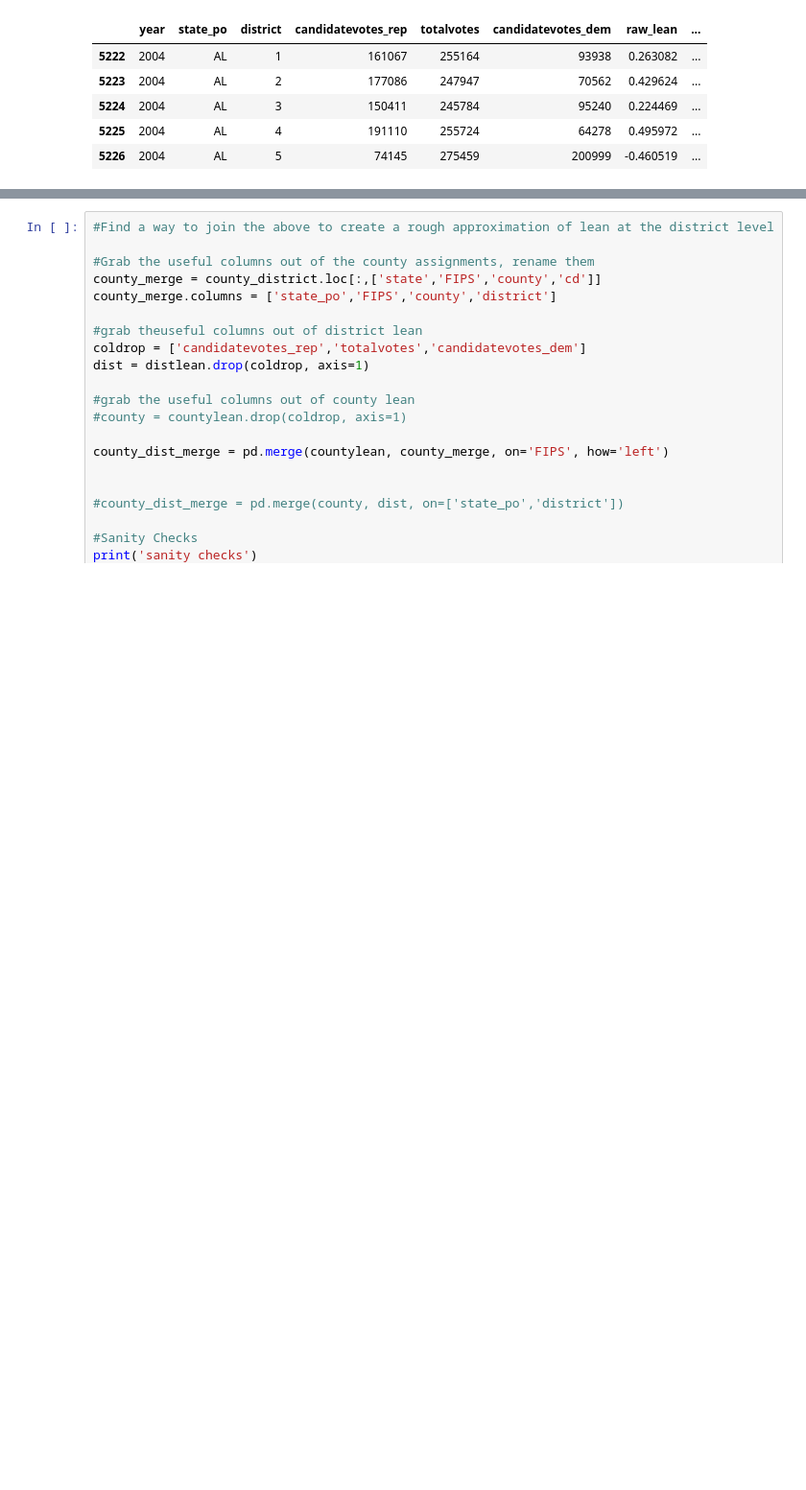
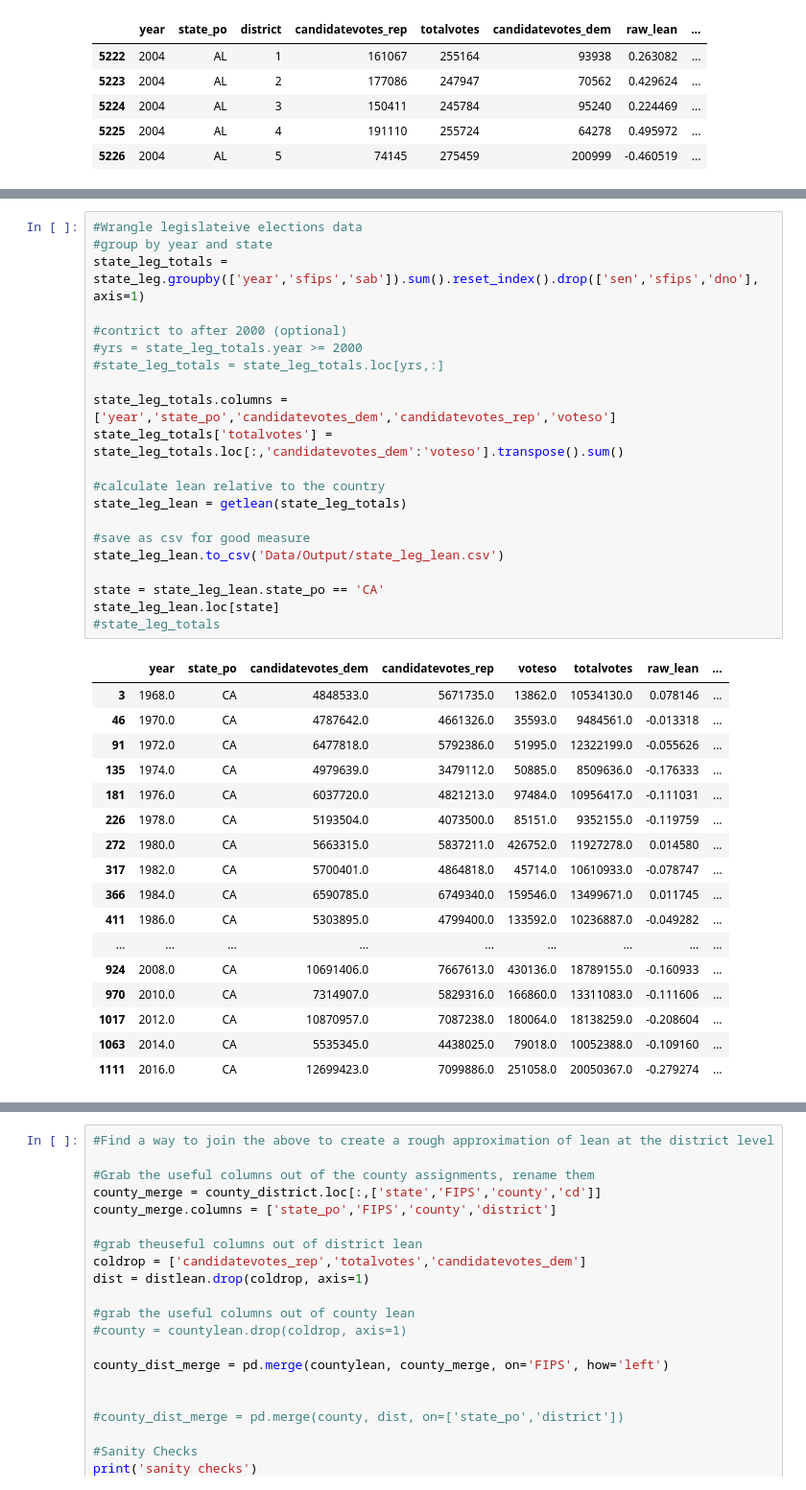
Before and after one commit to Nhorning/Congressional_Survival, a Jupyter notebook: historical_partisan_lean..ipynb, the cells around one changed output, grey strips where cells are left out. Shown: that part at 96% size. Saved outputs shown, nothing was run; the diff lists cells and outputs as text; blank space fills up the shorter version.

```diff
--- a/historical_partisan_lean..ipynb
+++ b/historical_partisan_lean..ipynb
@@ -153,4 +173,43 @@ countylean.head()
 | 2 | 2000 | AL | Barbour | 1005.0 | 5096.0 | 10395 | 5188.0 | -0.008850 | ... |
 | 3 | 2000 | AL | Bibb | 1007.0 | 4273.0 | 7101 | 2710.0 | 0.220110 | ... |
 | 4 | 2000 | AL | Blount | 1009.0 | 12667.0 | 17973 | 4977.0 | 0.427864 | ... |
+# %%
+#Wrangle legislateive elections data
+#group by year and state
+state_leg_totals = state_leg.groupby(['year','sfips','sab']).sum().reset_index().drop(['sen','sfips','dno'], axis=1)
+
+#contrict to after 2000 (optional)
+#yrs = state_leg_totals.year >= 2000
+#state_leg_totals = state_leg_totals.loc[yrs,:]
+
+state_leg_totals.columns = ['year','state_po','candidatevotes_dem','candidatevotes_rep','voteso']
+state_leg_totals['totalvotes'] = state_leg_totals.loc[:,'candidatevotes_dem':'voteso'].transpose().sum()
+
+#calculate lean relative to the country
+state_leg_lean = getlean(state_leg_totals)
+
+#save as csv for good measure
+state_leg_lean.to_csv('Data/Output/state_leg_lean.csv')
+
+state = state_leg_lean.state_po == 'CA'
+state_leg_lean.loc[state]
+#state_leg_totals
+# %% [output]
+|  | year | state_po | candidatevotes_dem | candidatevotes_rep | voteso | totalvotes | raw_lean | ... |
+| 3 | 1968.0 | CA | 4848533.0 | 5671735.0 | 13862.0 | 10534130.0 | 0.078146 | ... |
+| 46 | 1970.0 | CA | 4787642.0 | 4661326.0 | 35593.0 | 9484561.0 | -0.013318 | ... |
+| 91 | 1972.0 | CA | 6477818.0 | 5792386.0 | 51995.0 | 12322199.0 | -0.055626 | ... |
+| 135 | 1974.0 | CA | 4979639.0 | 3479112.0 | 50885.0 | 8509636.0 | -0.176333 | ... |
+| 181 | 1976.0 | CA | 6037720.0 | 4821213.0 | 97484.0 | 10956417.0 | -0.111031 | ... |
+| 226 | 1978.0 | CA | 5193504.0 | 4073500.0 | 85151.0 | 9352155.0 | -0.119759 | ... |
+| 272 | 1980.0 | CA | 5663315.0 | 5837211.0 | 426752.0 | 11927278.0 | 0.014580 | ... |
+| 317 | 1982.0 | CA | 5700401.0 | 4864818.0 | 45714.0 | 10610933.0 | -0.078747 | ... |
+| 366 | 1984.0 | CA | 6590785.0 | 6749340.0 | 159546.0 | 13499671.0 | 0.011745 | ... |
+| 411 | 1986.0 | CA | 5303895.0 | 4799400.0 | 133592.0 | 10236887.0 | -0.049282 | ... |
+| ... | ... | ... | ... | ... | ... | ... | ... | ... |
+| 924 | 2008.0 | CA | 10691406.0 | 7667613.0 | 430136.0 | 18789155.0 | -0.160933 | ... |
+| 970 | 2010.0 | CA | 7314907.0 | 5829316.0 | 166860.0 | 13311083.0 | -0.111606 | ... |
+| 1017 | 2012.0 | CA | 10870957.0 | 7087238.0 | 180064.0 | 18138259.0 | -0.208604 | ... |
+| 1063 | 2014.0 | CA | 5535345.0 | 4438025.0 | 79018.0 | 10052388.0 | -0.109160 | ... |
+| 1111 | 2016.0 | CA | 12699423.0 | 7099886.0 | 251058.0 | 20050367.0 | -0.279274 | ... |
 # %%
```
Also changed, not shown: parts of 5 cells of this notebook, 6 other files.
